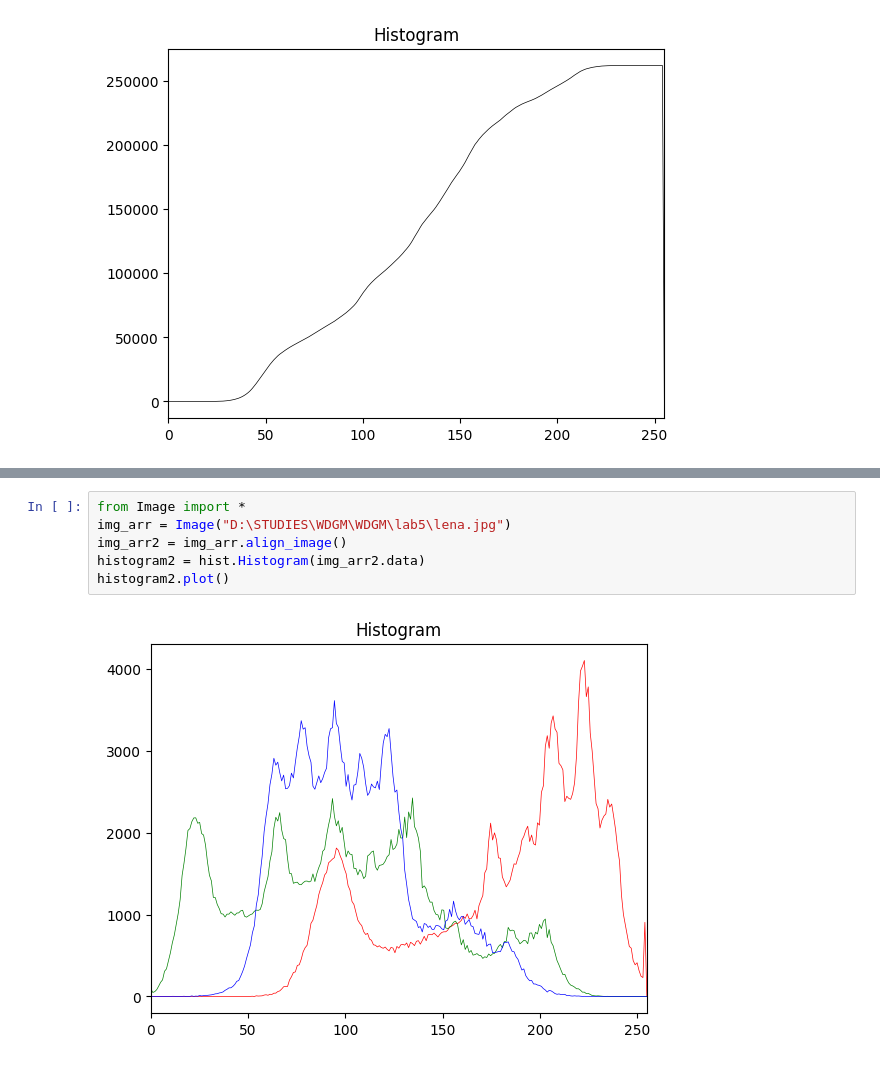
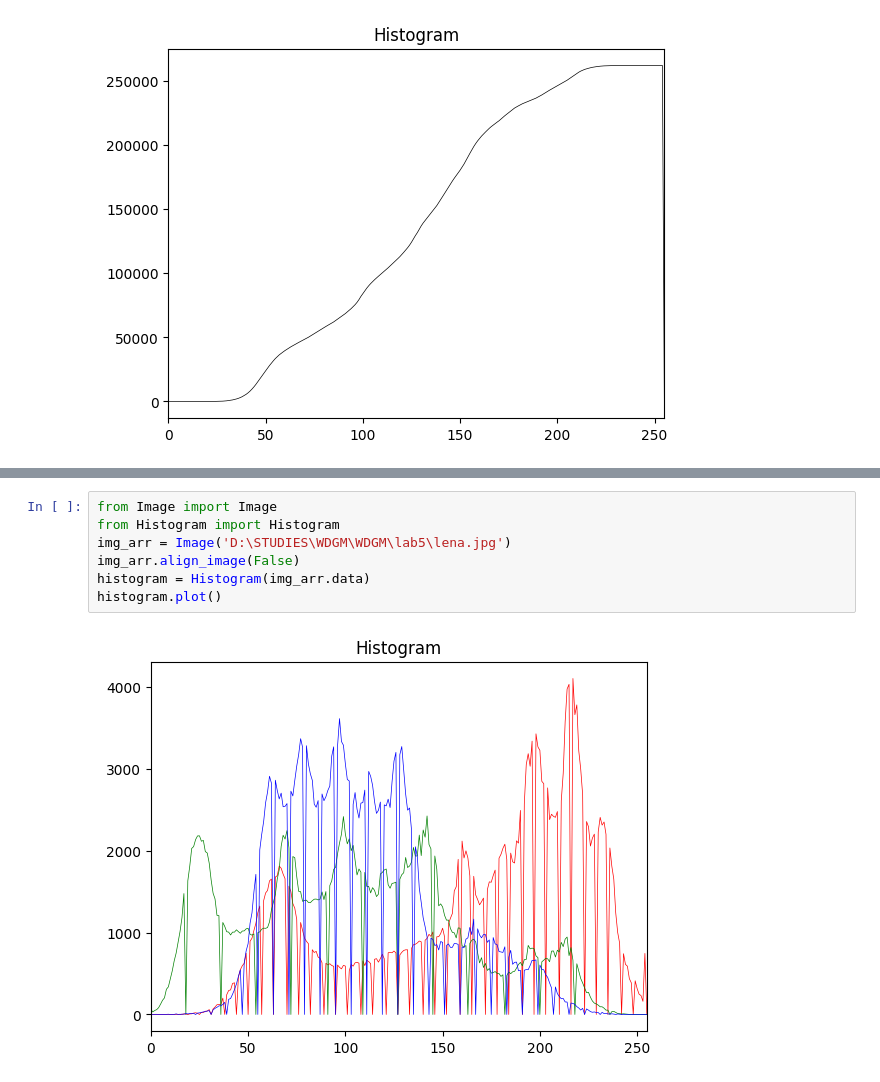
Before and after one commit to aquadros1003/WDGM, a Jupyter notebook: lab5/lab5.ipynb, the cells around one changed output, grey strips where cells are left out. Saved outputs shown, nothing was run; the diff lists cells and outputs as text.

```diff
--- a/lab5/lab5.ipynb
+++ b/lab5/lab5.ipynb
@@ -52,8 +133,9 @@ histogram.plot()
 # %%
-from Image import *
-img_arr = Image("D:\STUDIES\WDGM\WDGM\lab5\lena.jpg")
-img_arr2 = img_arr.align_image()
-histogram2 = hist.Histogram(img_arr2.data)
-histogram2.plot()
+from Image import Image
+from Histogram import Histogram
+img_arr = Image('D:\STUDIES\WDGM\WDGM\lab5\lena.jpg')
+img_arr.align_image(False)
+histogram = Histogram(img_arr.data)
+histogram.plot()
 # %% [output]
-[figure, old version]
+[figure, new version]
```
Also changed, not shown: parts of 10 cells of this notebook, 3 other files.
